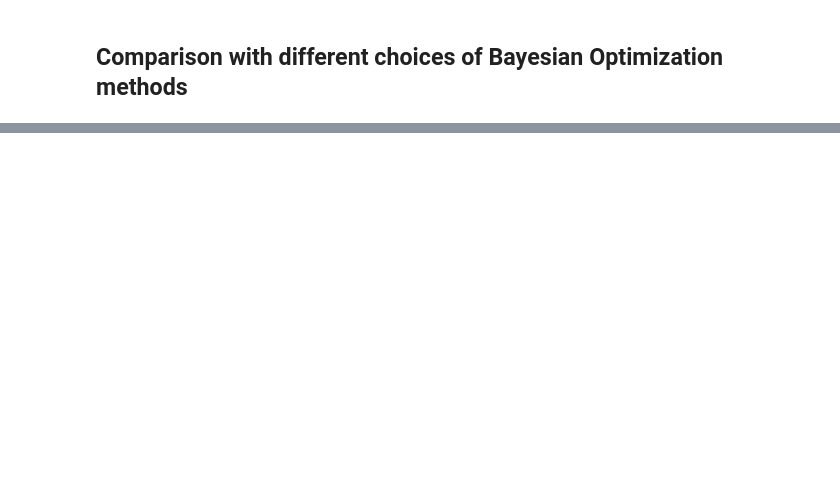
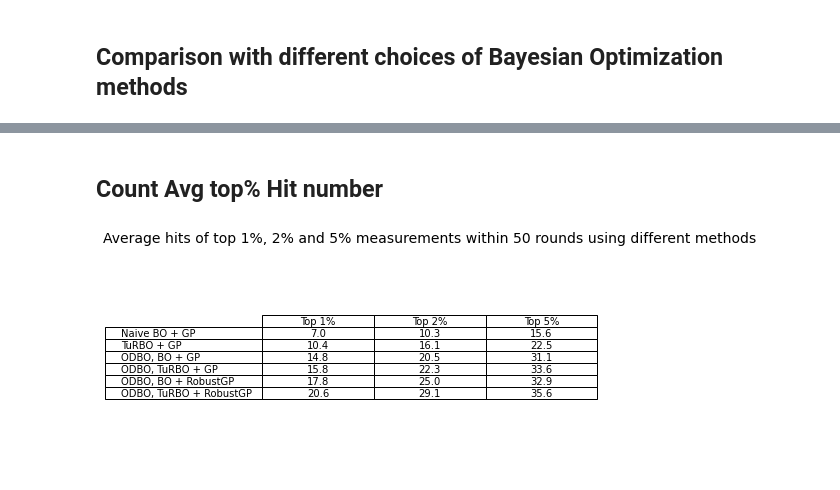
Before and after one commit to sherrylixuecheng/ODBO, a Jupyter notebook: examples/Plot_results.ipynb, the cells around one changed output, grey strips where cells are left out. Drawn from its saved outputs; the diff is of its cells as text; code cells hidden in the pictures; blank space fills up the shorter version.

Commit message:
add hit table

```diff
--- a/examples/Plot_results.ipynb
+++ b/examples/Plot_results.ipynb
@@ -33,0 +43,34 @@ plt.show()
+# %% [markdown]
+## Count Avg top% Hit number
+# %%
+fitness_top = Y_test[np.argsort(Y_test)[-int(0.01*len(Y_test))]]
+num_BO_GP_bacth1_Y, num_TuRBO_GP_bacth1_Y, num_ODBO_GP_bacth1_Y, num_ODTuRBO_GP_bacth1_Y, \
+     num_ODBO_RobustGP_bacth1_Y, num_ODTuRBO_RobustGP_bacth1_Y = [],[],[],[],[],[]
+fitness_labels = ['Top 1%', 'Top 2%', 'Top 5%']
+
+for i in [0.01, 0.02, 0.05]:
+    fitness_top = Y_test[np.argsort(Y_test)[-int(i*len(Y_test))]]
+    num_BO_GP_bacth1_Y.append(len(np.where(BO_GP_bacth1_Y[40:, :].ravel()>=fitness_top)[0])/10)
+    num_TuRBO_GP_bacth1_Y.append(len(np.where(TuRBO_GP_bacth1_Y[40:, :].ravel()>=fitness_top)[0])/10)
+    num_ODBO_GP_bacth1_Y.append(len(np.where(ODBO_GP_bacth1_Y[40:, :].ravel()>=fitness_top)[0])/10)
+    num_ODTuRBO_GP_bacth1_Y.append(len(np.where(ODTuRBO_GP_bacth1_Y[40:, :].ravel()>=fitness_top)[0])/10)
+    num_ODBO_RobustGP_bacth1_Y.append(len(np.where(ODBO_RobustGP_bacth1_Y[40:, :].ravel()>=fitness_top)[0])/10)
+    num_ODTuRBO_RobustGP_bacth1_Y.append(len(np.where(ODTuRBO_RobustGP_bacth1_Y[40:, :].ravel()>=fitness_top)[0])/10)
+fig, ax = plt.subplots()
+fig.patch.set_visible(False)
+ax.axis('off')
+ax.axis('tight')
+
+cell_text = [num_BO_GP_bacth1_Y, num_TuRBO_GP_bacth1_Y, num_ODBO_GP_bacth1_Y, num_ODTuRBO_GP_bacth1_Y, \
+     num_ODBO_RobustGP_bacth1_Y, num_ODTuRBO_RobustGP_bacth1_Y]
+ax.table(cellText=cell_text,
+         rowLabels=methods,
+         colLabels=fitness_labels,
+         cellLoc='center',
+         colLoc='center',
+         loc = 'center',
+         fontsize =14)
+plt.title('Average hits of top 1%, 2% and 5% measurements within 50 rounds using different methods', fontsize=14, loc = 'center')
+plt.show()
+# %% [output]
+[figure, added]
```
Also changed, not shown: parts of 2 cells of this notebook.
